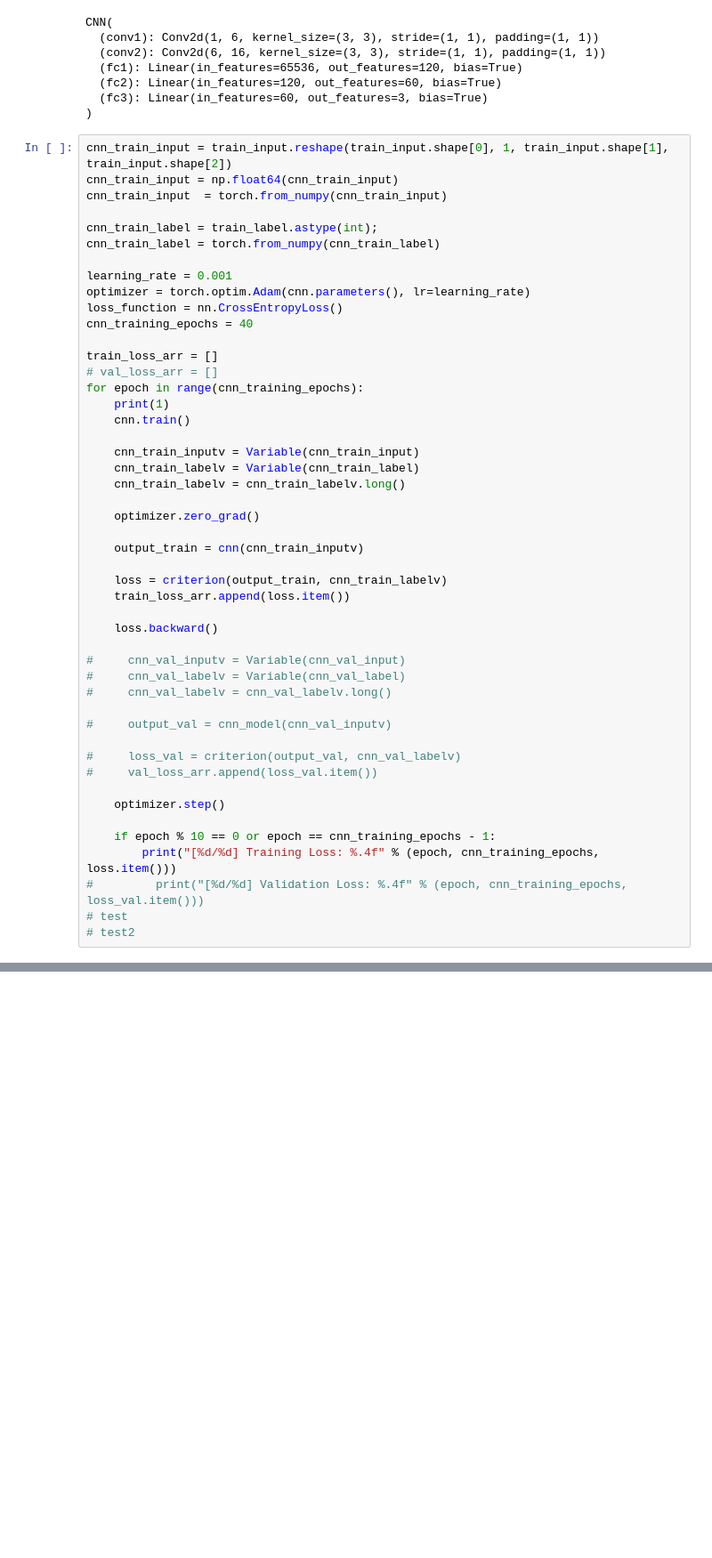
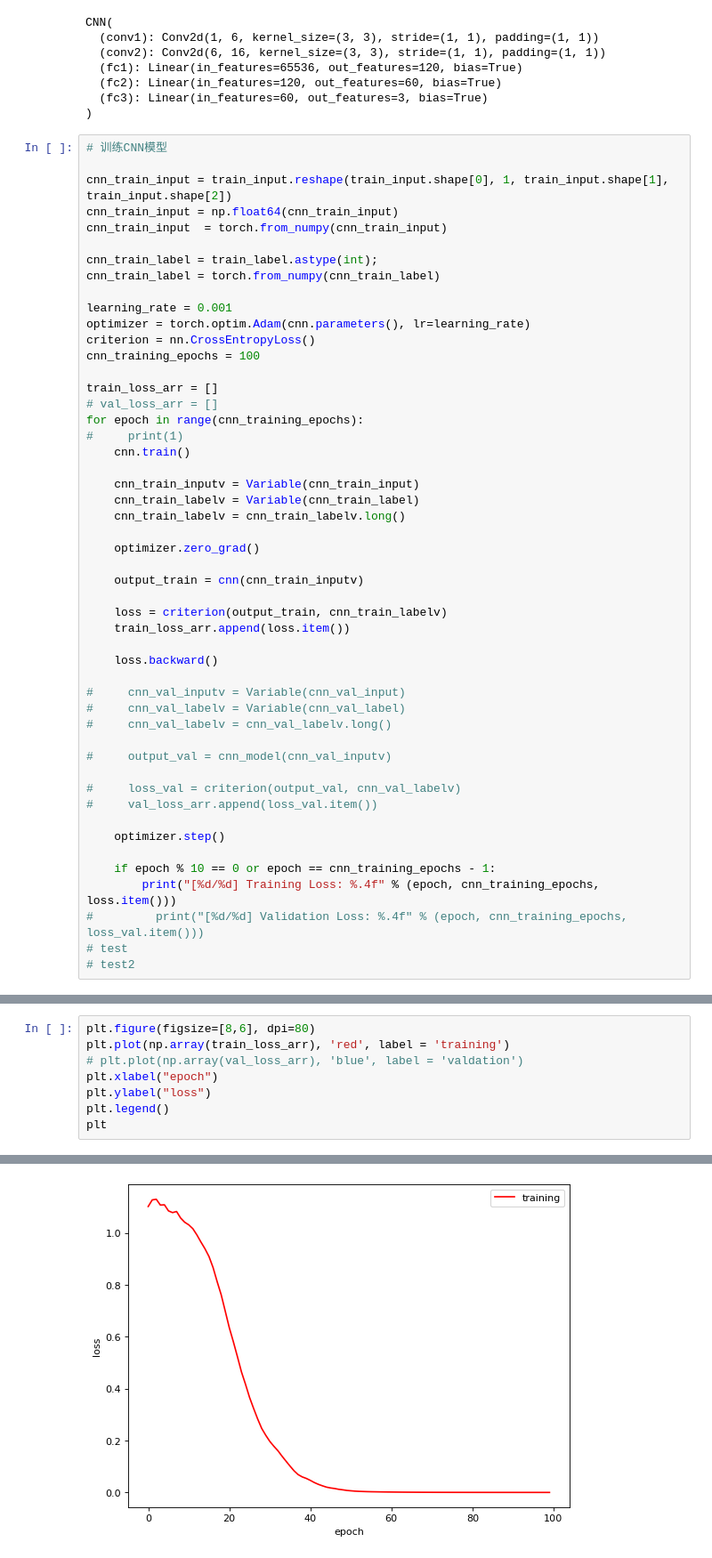
Before and after one commit to Futing-Shan/BioFinal, a Jupyter notebook: project.ipynb, the cells around one changed output, grey strips where cells are left out. Shown at 89% size. Cells and saved outputs as stored; diff of their text form; blank space fills up the shorter version.

```diff
--- a/project.ipynb
+++ b/project.ipynb
@@ -137,6 +185,8 @@ CNN(
   (fc3): Linear(in_features=60, out_features=3, bias=True)
 )
 # %%
+# 训练CNN模型
+
 cnn_train_input = train_input.reshape(train_input.shape[0], 1, train_input.shape[1], train_input.shape[2])
 cnn_train_input = np.float64(cnn_train_input)
 cnn_train_input  = torch.from_numpy(cnn_train_input)
@@ -146,13 +196,13 @@ cnn_train_label = torch.from_numpy(cnn_train_label)
 
 learning_rate = 0.001
 optimizer = torch.optim.Adam(cnn.parameters(), lr=learning_rate)
-loss_function = nn.CrossEntropyLoss()
-cnn_training_epochs = 40
+criterion = nn.CrossEntropyLoss()
+cnn_training_epochs = 100
 
 train_loss_arr = []
 # val_loss_arr = []
 for epoch in range(cnn_training_epochs):
-    print(1)
+#     print(1)
     cnn.train()
 
     cnn_train_inputv = Variable(cnn_train_input)
@@ -193,0 +250,9 @@ RuntimeError: [enforce fail at C:\Users\builder\tkoch\workspace\pytorch\pytorch_
+# %%
+plt.figure(figsize=[8,6], dpi=80)
+plt.plot(np.array(train_loss_arr), 'red', label = 'training')
+# plt.plot(np.array(val_loss_arr), 'blue', label = 'valdation')
+plt.xlabel("epoch")
+plt.ylabel("loss")
+plt.legend()
+plt
+# %% [output]
@@ -193,0 +260 @@ RuntimeError: [enforce fail at C:\Users\builder\tkoch\workspace\pytorch\pytorch_
+[figure, added]
```
Also changed, not shown: parts of 12 cells of this notebook.
